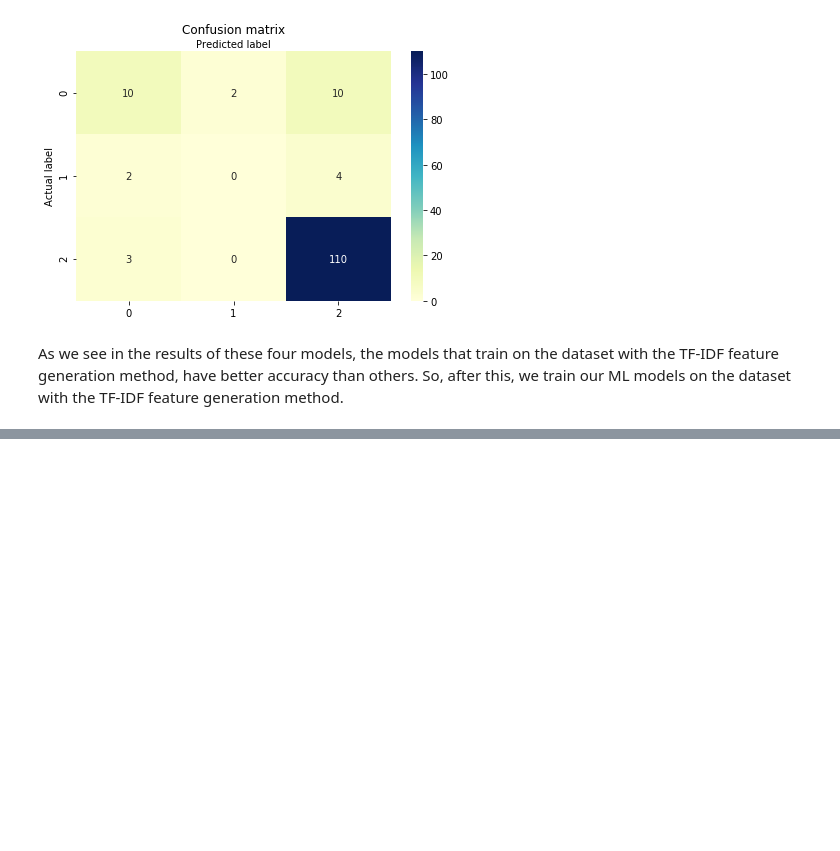
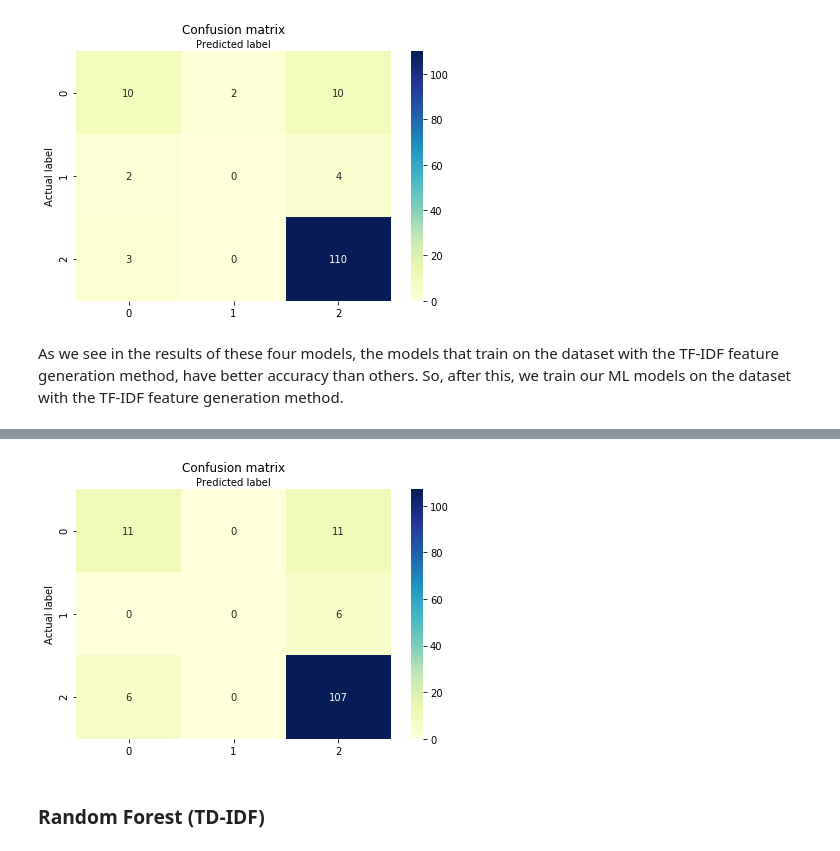
Before and after one commit to ZahraDehghani99/AI-Internship, a Jupyter notebook: Phase04-NLP-with-ML/Phase04-NLP-with-ML.ipynb, the cells around one changed output, grey strips where cells are left out. Cells and saved outputs as stored; diff of their text form; code cells hidden in the pictures; blank space fills up the shorter version.

```diff
--- a/Phase04-NLP-with-ML/Phase04-NLP-with-ML.ipynb
+++ b/Phase04-NLP-with-ML/Phase04-NLP-with-ML.ipynb
@@ -428,0 +575,11 @@ As we see in the results of these four models, the models that train on the data
+# %%
+from sklearn.linear_model import LogisticRegression
+
+solvers = ['newton-cg', 'lbfgs','sag', 'saga']
+penalty = ['l2']
+c_values = [100, 10, 1.0, 0.1, 0.01]
+
+parameters = dict(solver=solvers, penalty=penalty, C=c_values)
+
+grid_lr = GridSearchCV(LogisticRegression(multi_class='multinomial'), parameters)
+grid_lr.fit(X_train_tfidf, y_train)
@@ -428,0 +615,3 @@ As we see in the results of these four models, the models that train on the data
+# %%
+predicted_lr = grid_lr.predict(X_test_tfidf)
+print(f'Logistic Regression Accuracy (TF-IDF) : {metrics.accuracy_score(y_test, predicted_lr)}')
@@ -428,0 +632,6 @@ As we see in the results of these four models, the models that train on the data
+# %%
+confusion_matrix(y_test, predicted_lr)
+# %% [output]
+[figure, added]
+# %% [markdown]
+### Random Forest (TD-IDF)
```
Also changed, not shown: parts of 47 cells of this notebook.
